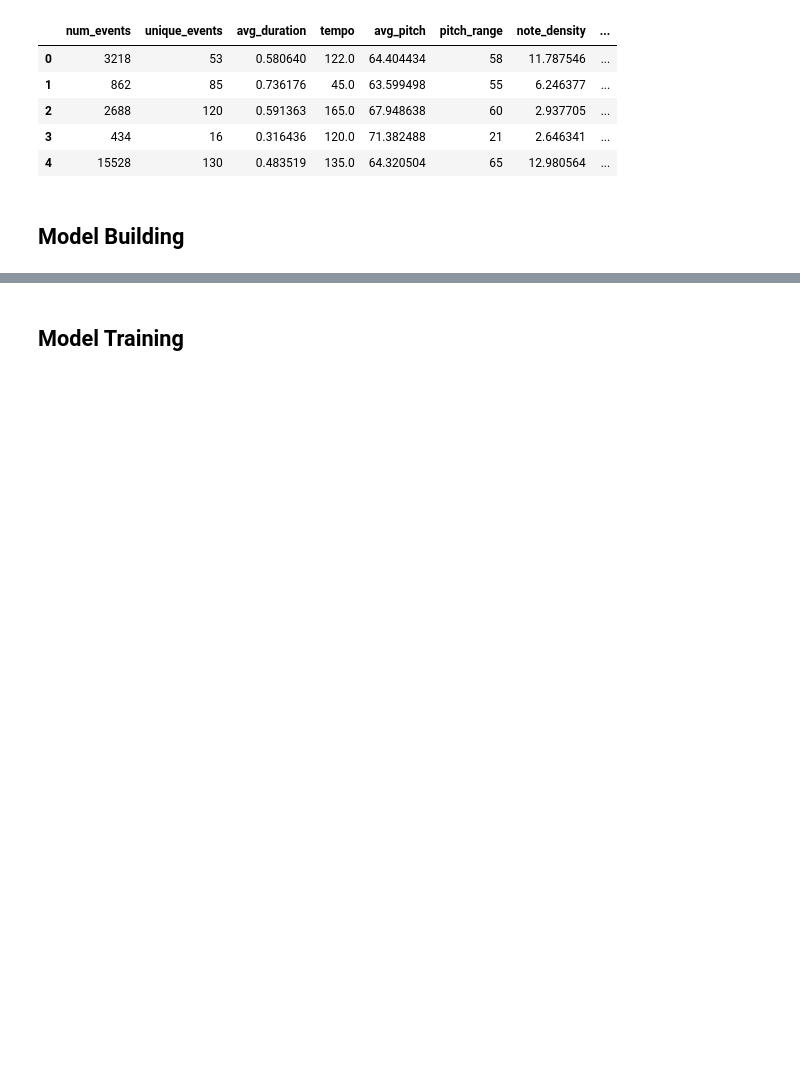
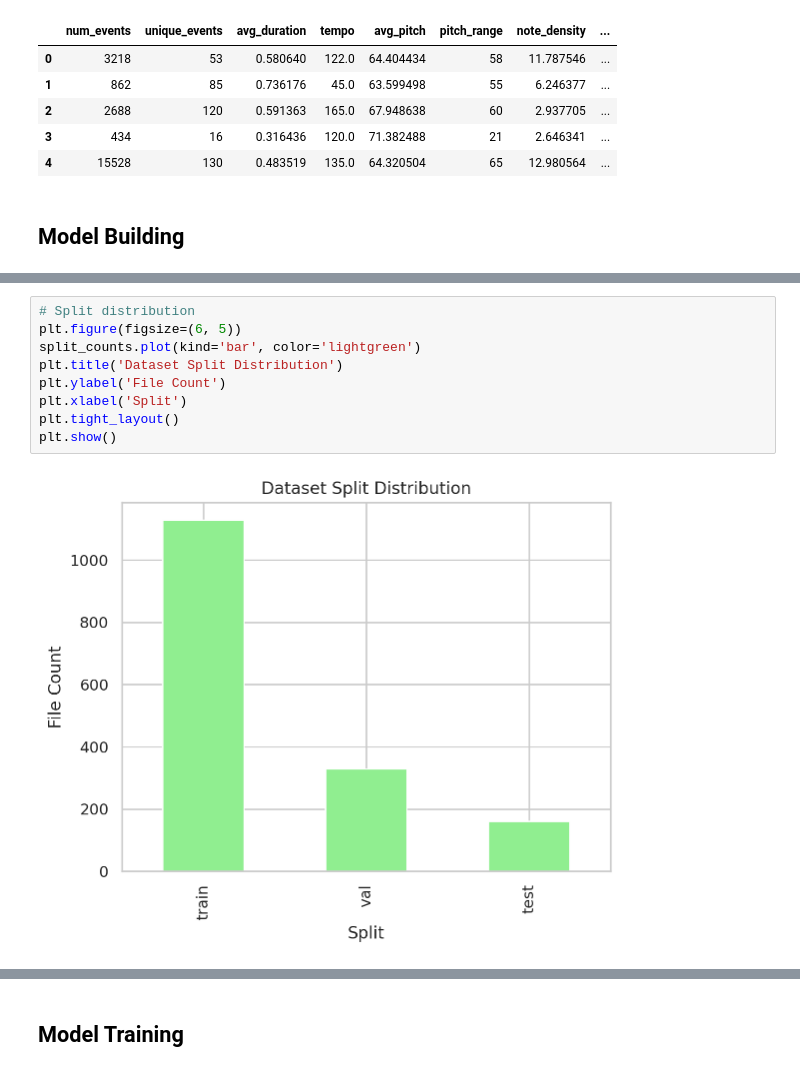
Before and after one commit to santa-dask/Music_Maestro_AI, a Jupyter notebook: AAI-511-IN2-Music_Maestro_AI-Project.ipynb, the cells around one changed output, grey strips where cells are left out. Drawn from its saved outputs; the diff is of its cells as text; blank space fills up the shorter version.

```diff
--- a/AAI-511-IN2-Music_Maestro_AI-Project.ipynb
+++ b/AAI-511-IN2-Music_Maestro_AI-Project.ipynb
@@ -279,0 +359,11 @@ features_df.head()
+# %%
+# Split distribution
+plt.figure(figsize=(6, 5))
+split_counts.plot(kind='bar', color='lightgreen')
+plt.title('Dataset Split Distribution')
+plt.ylabel('File Count')
+plt.xlabel('Split')
+plt.tight_layout()
+plt.show()
+# %% [output]
+[figure, added]
```
Also changed, not shown: parts of 13 cells of this notebook.
